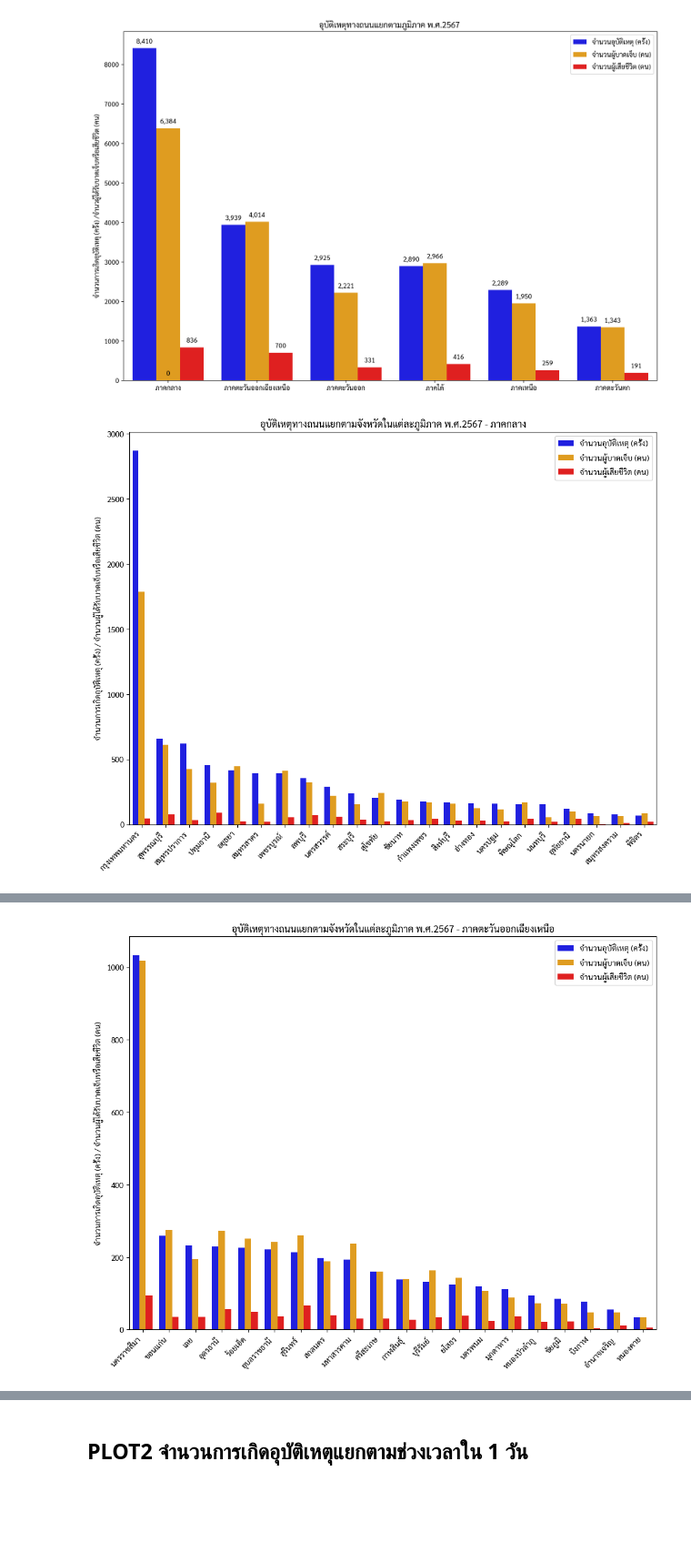
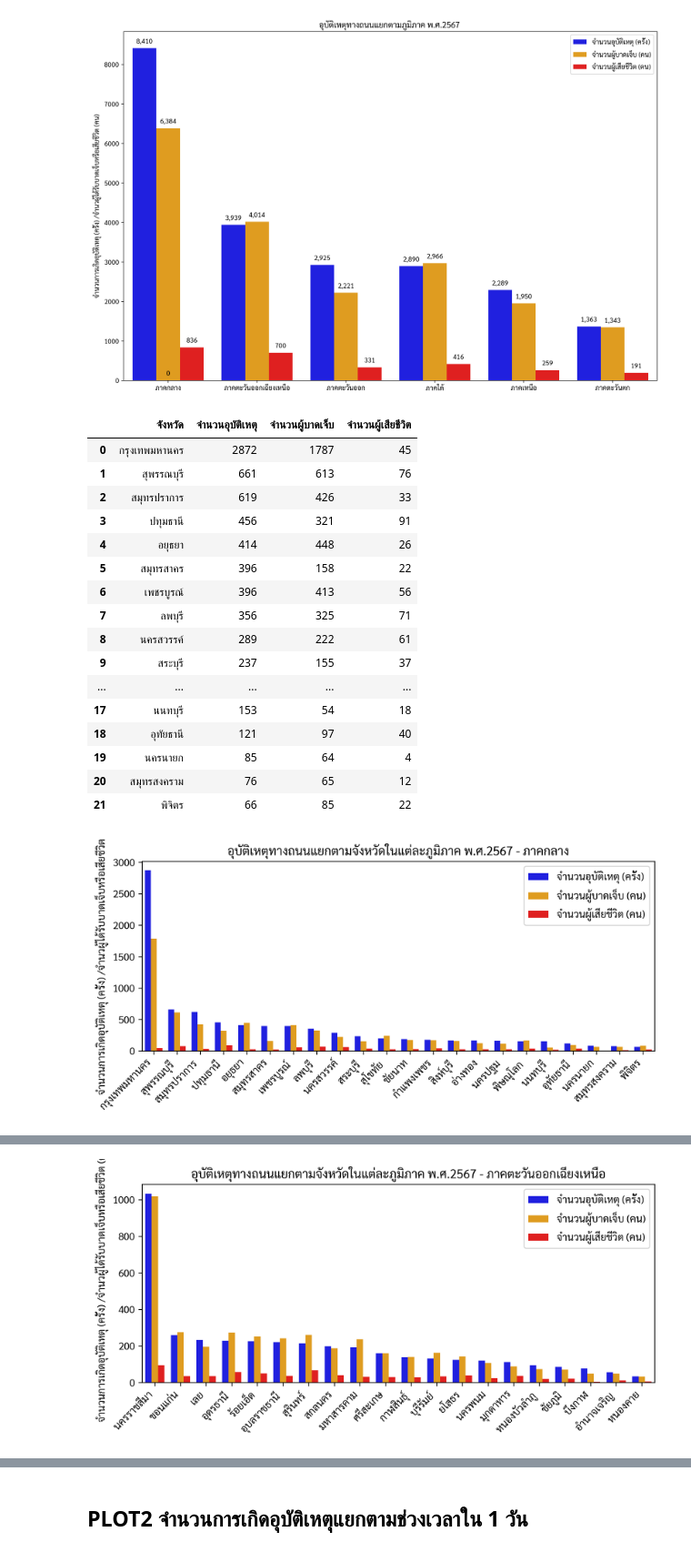
Before and after one commit to mariaonz/traffic-accidents-analysis-2024, a Jupyter notebook: traffic_accidents_analysis_2024.ipynb, the cells around one changed output, grey strips where cells are left out. Shown at 91% size. Saved outputs shown, nothing was run; the diff lists cells and outputs as text; code cells hidden in the pictures; blank space fills up the shorter version.

```diff
--- a/traffic_accidents_analysis_2024.ipynb
+++ b/traffic_accidents_analysis_2024.ipynb
@@ -129,65 +122,78 @@ plt.show()
 # %% [output]
 [figure]
 # %%
-#ใช้ กราฟรวมจำนวนการเกิดอุบัติเหตุ ผู้บาดเจ็บและเสียชีวิตแยกตามจังหวัดในแต่ละภาค
-#import matplotlib.pyplot as plt
-#import seaborn as sns
-#import pandas as pd
+# ใช้กราฟรวมจำนวนการเกิดอุบัติเหตุ ผู้บาดเจ็บและเสียชีวิตแยกตามจังหวัดในแต่ละภาค
+# import matplotlib.pyplot as plt
+# import seaborn as sns
+# import pandas as pd
 
 # 1. Get unique regions
-
 regions = df.groupby('ภาค').agg(
     ACC_CODE_Count=('ACC_CODE', 'count'),
     Total_Injured=('รวมจำนวนผู้บาดเจ็บ', 'sum'),
     Total_Deaths=('จำนวนผู้เสียชีวิต', 'sum')
 ).sort_values(by='ACC_CODE_Count', ascending=False).index.tolist()
 
-# 2. Create subplots
-# fig, axes = plt.subplots(len(regions), 1, figsize=(12, 8 * len(regions)), sharex=False)
+# 2. Iterate through the first 6 regions
+for i, region in enumerate(regions[:6]):  # Limit to the first 6 regions
 
-# 3. Iterate through regions and plot
-for i, region in enumerate(regions):
     region_data = df[df['ภาค'] == region]
 
     # Create pivot table with Total Injured and Total Deaths
     t2_region_accident = region_data.groupby('จังหวัด').agg(
         ACC_CODE_Count=('ACC_CODE', 'count'),
         Total_Injured=('รวมจำนวนผู้บาดเจ็บ', 'sum'),
         Total_Deaths=('จำนวนผู้เสียชีวิต', 'sum')
     )
 
     # Sort by ACC_CODE_Count in descending order
     t2_region_accident = t2_region_accident.sort_values(by='ACC_CODE_Count', ascending=False)
 
     # Reset index to make 'จังหวัด' a column
     t2_region_accident = t2_region_accident.reset_index()
-
+    copy=t2_region_accident.copy()
+    copy.rename(columns={'ACC_CODE_Count':'จำนวนอุบัติเหตุ','Total_Injured':'จำนวนผู้บาดเจ็บ','Total_Deaths':'จำนวนผู้เสียชีวิต'},inplace=True)
+    display(copy.sort_values(by='จำนวนอุบัติเหตุ', ascending=False))
     # Melt the DataFrame for easier plotting with Seaborn
     melted_data = pd.melt(t2_region_accident, id_vars=['จังหวัด'],
                           value_vars=['ACC_CODE_Count', 'Total_Injured', 'Total_Deaths'],
                           var_name='Category', value_name='Value')
 
     melted_data['Category'] = melted_data['Category'].replace({
-    'ACC_CODE_Count': 'จำนวนอุบัติเหตุ (ครั้ง)',
-    'Total_Injured': 'จำนวนผู้บาดเจ็บ (คน)',
-    'Total_Deaths': 'จำนวนผู้เสียชีวิต (คน)'
+        'ACC_CODE_Count': 'จำนวนอุบัติเหตุ (ครั้ง)',
+        'Total_Injured': 'จำนวนผู้บาดเจ็บ (คน)',
+        'Total_Deaths': 'จำนวนผู้เสียชีวิต (คน)'
     })
 
-    # สร้าง figure ใหม่สำหรับแต่ละภูมิภาค
-    plt.figure(figsize=(12, 9))
-
-    # Create the bar plot using Seaborn
-    sns.barplot(x='จังหวัด', y='Value', hue='Category', data=melted_data,
-                palette={'จำนวนอุบัติเหตุ (ครั้ง)': 'blue',
-                         'จำนวนผู้บาดเจ็บ (คน)': 'orange',
-                         'จำนวนผู้เสียชีวิต (คน)': 'red'}, width=0.75).legend(title=None)
+    # Create the bar plot using Seaborn in a separate figure
+    plt.figure(figsize=(8, 4),dpi=300)  # Create a new figure for each region
+    a = sns.barplot(x='จังหวัด', y='Value', hue='Category', data=melted_data,
+                    palette={'จำนวนอุบัติเหตุ (ครั้ง)': 'blue',
+                             'จำนวนผู้บาดเจ็บ (คน)': 'orange',
+                             'จำนวนผู้เสียชีวิต (คน)': 'red'}, width=0.75).legend(title=None)
 
     plt.title(f'อุบัติเหตุทางถนนแยกตามจังหวัดในแต่ละภูมิภาค พ.ศ.2567 - {region}')
-    plt.xticks(rotation=45, ha='right')  # Rotate x-axis labels
+    plt.xticks(rotation=45, ha='right')
     plt.xlabel('')
-    plt.ylabel('จำนวนการเกิดอุบัติเหตุ (ครั้ง) / จำนวนผู้ได้รับบาดเจ็บหรือเสียชีวิต (คน)')
-
-    plt.show()
-#plt.tight_layout()
+    plt.ylabel('จำนวนการเกิดอุบัติเหตุ (ครั้ง) /จำนวผู้ได้รับบาดเจ็บหรือเสียชีวิต (คน)')
+    plt.tight_layout()
+    plt.show()  # Display the plot for the current region before moving to the next
 # %% [output]
+|  | จังหวัด | จำนวนอุบัติเหตุ | จำนวนผู้บาดเจ็บ | จำนวนผู้เสียชีวิต |
+| 0 | กรุงเทพมหานคร | 2872 | 1787 | 45 |
+| 1 | สุพรรณบุรี | 661 | 613 | 76 |
+| 2 | สมุทรปราการ | 619 | 426 | 33 |
+| 3 | ปทุมธานี | 456 | 321 | 91 |
+| 4 | อยุธยา | 414 | 448 | 26 |
+| 5 | สมุทรสาคร | 396 | 158 | 22 |
+| 6 | เพชรบูรณ์ | 396 | 413 | 56 |
+| 7 | ลพบุรี | 356 | 325 | 71 |
+| 8 | นครสวรรค์ | 289 | 222 | 61 |
+| 9 | สระบุรี | 237 | 155 | 37 |
+| ... | ... | ... | ... | ... |
+| 17 | นนทบุรี | 153 | 54 | 18 |
+| 18 | อุทัยธานี | 121 | 97 | 40 |
+| 19 | นครนายก | 85 | 64 | 4 |
+| 20 | สมุทรสงคราม | 76 | 65 | 12 |
+| 21 | พิจิตร | 66 | 85 | 22 |
-[figure, old version]
+[figure, new version]
@@ -194 +217 @@ for i, region in enumerate(regions):
-[figure, old version]
+[figure, new version]
```
Also changed, not shown: parts of 12 cells of this notebook.
